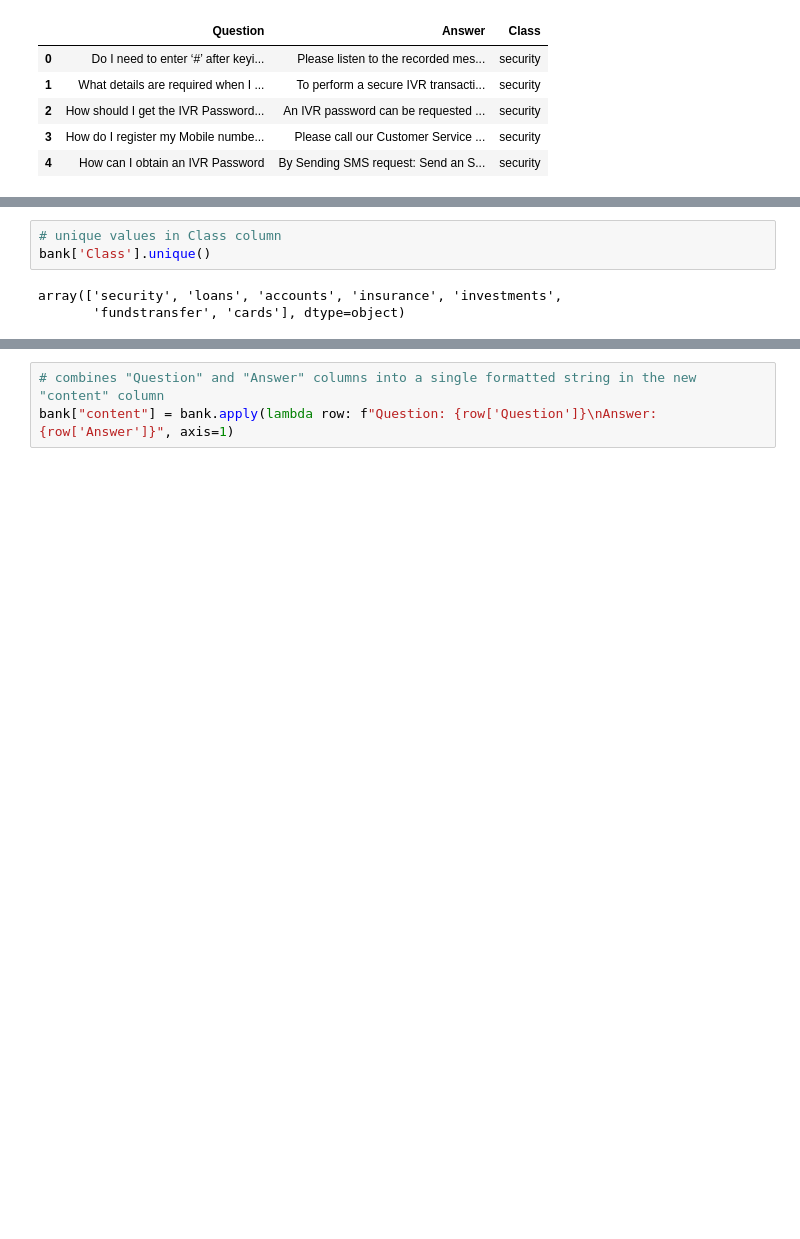
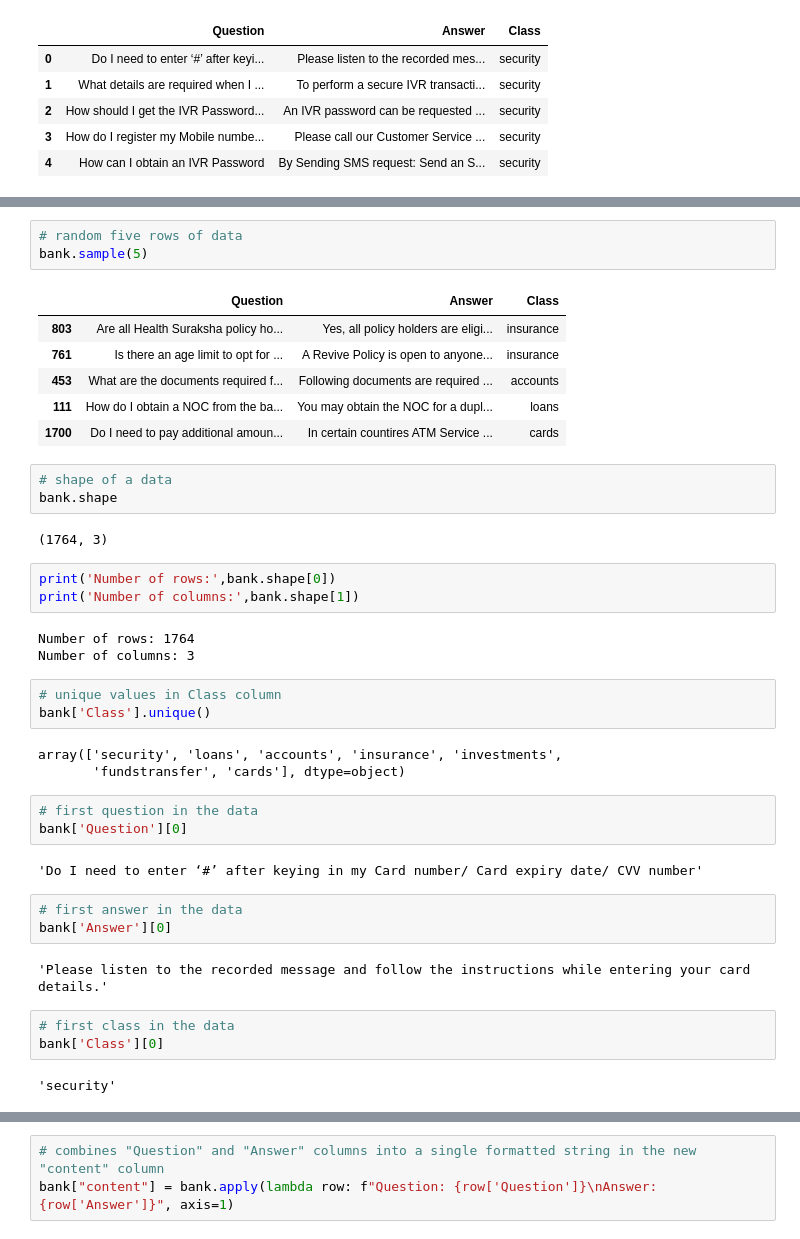
Before and after one commit to ChandrashekharGhanokar/genai_finance_chatbot, a Jupyter notebook: genai_finance_chatbot.ipynb, the cells around one changed output, grey strips where cells are left out. Drawn from its saved outputs; the diff is of its cells as text; blank space fills up the shorter version.

```diff
--- a/genai_finance_chatbot.ipynb
+++ b/genai_finance_chatbot.ipynb
@@ -23,6 +34,42 @@ bank.head()
+# %%
+# random five rows of data
+bank.sample(5)
+# %% [output]
+|  | Question | Answer | Class |
+| 803 | Are all Health Suraksha policy ho... | Yes, all policy holders are eligi... | insurance |
+| 761 | Is there an age limit to opt for ... | A Revive Policy is open to anyone... | insurance |
+| 453 | What are the documents required f... | Following documents are required ... | accounts |
+| 111 | How do I obtain a NOC from the ba... | You may obtain the NOC for a dupl... | loans |
+| 1700 | Do I need to pay additional amoun... | In certain countires ATM Service ... | cards |
+# %%
+# shape of a data
+bank.shape
+# %% [output]
+(1764, 3)
+# %%
+print('Number of rows:',bank.shape[0])
+print('Number of columns:',bank.shape[1])
+# %% [output]
+Number of rows: 1764
+Number of columns: 3
 # %%
 # unique values in Class column
 bank['Class'].unique()
 # %% [output]
 array(['security', 'loans', 'accounts', 'insurance', 'investments',
        'fundstransfer', 'cards'], dtype=object)
+# %%
+# first question in the data
+bank['Question'][0]
+# %% [output]
+'Do I need to enter ‘#’ after keying in my Card number/ Card expiry date/ CVV number'
+# %%
+# first answer in the data
+bank['Answer'][0]
+# %% [output]
+'Please listen to the recorded message and follow the instructions while entering your card details.'
+# %%
+# first class in the data
+bank['Class'][0]
+# %% [output]
+'security'
```
Also changed, not shown: parts of 25 cells of this notebook.
